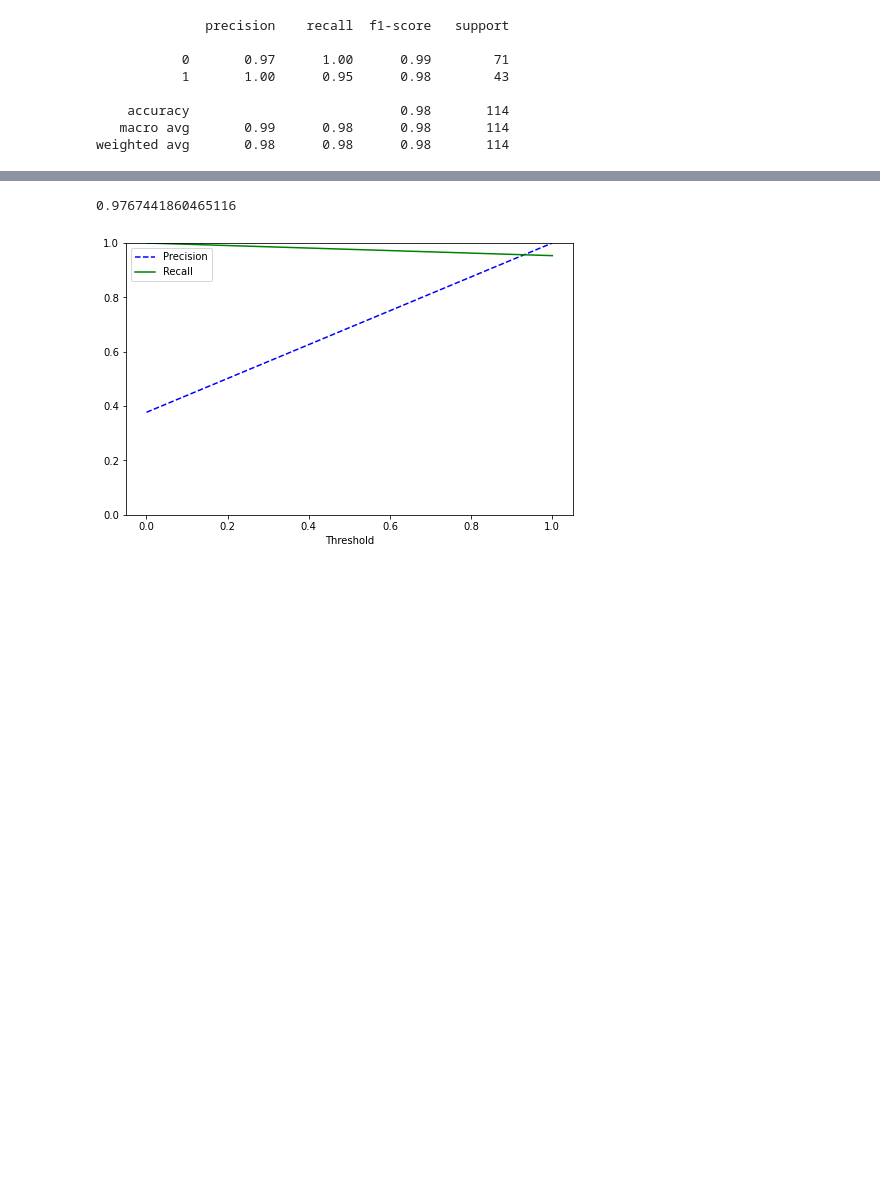
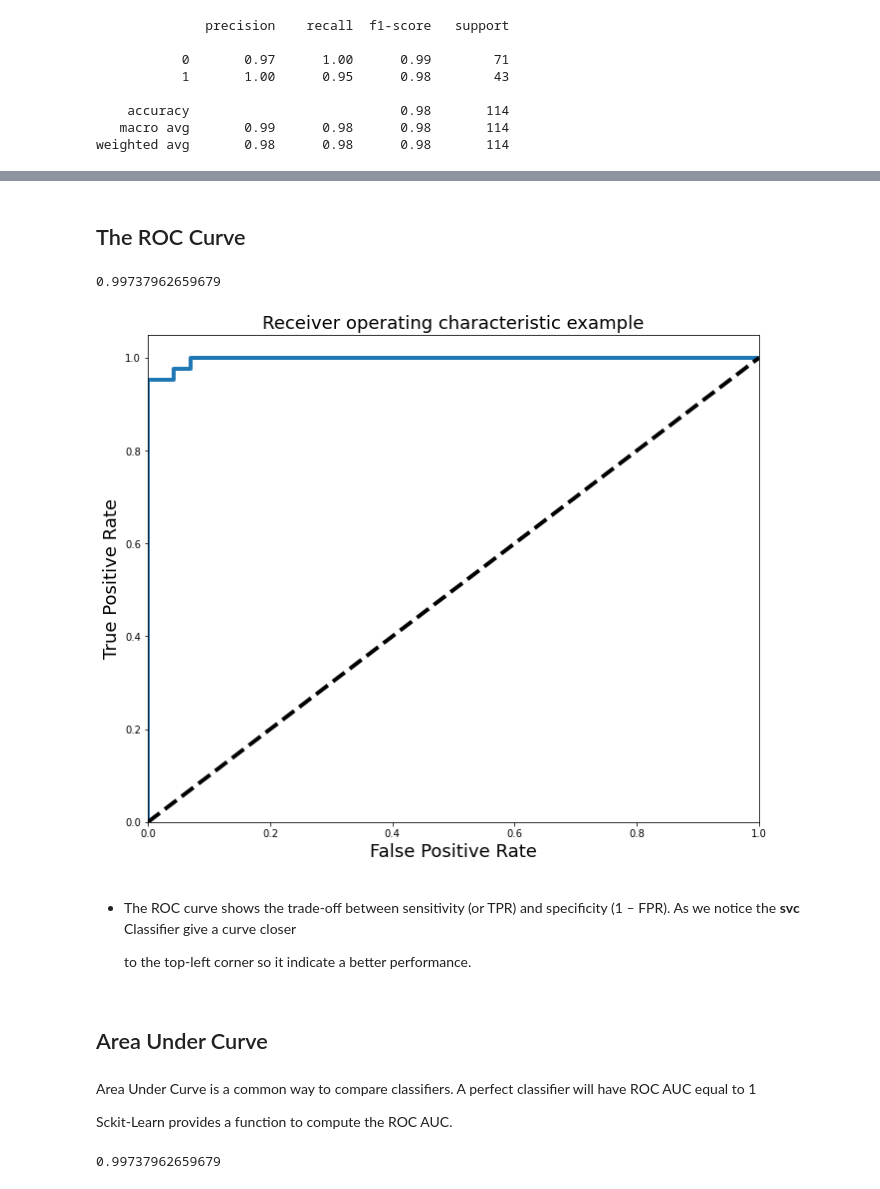
Before and after one commit to LailaMahmoudi/Breast-Cancer-Predictions-With-SVM, a Jupyter notebook: predictions-of-breast-cancer-using-svm.ipynb, the cells around one changed output, grey strips where cells are left out. Saved outputs shown, nothing was run; the diff lists cells and outputs as text; code cells hidden in the pictures; blank space fills up the shorter version.

```diff
--- a/predictions-of-breast-cancer-using-svm.ipynb
+++ b/predictions-of-breast-cancer-using-svm.ipynb
@@ -552,19 +674,38 @@ plt.show();
+# %% [markdown]
+## The ROC Curve
+# %%
+
+#plt.style.use('seaborn-pastel')
+
+y_score = svc.decision_function(X_test)
+
+FPR, TPR, _ = roc_curve(y_test, y_score)
+ROC_AUC = auc(FPR, TPR)
+print (ROC_AUC)
+
+plt.figure(figsize =[11,9])
+plt.plot(FPR, TPR, label= 'ROC curve(area = %0.2f)'%ROC_AUC, linewidth= 4)
+plt.plot([0,1],[0,1], 'k--', linewidth = 4)
+plt.xlim([0.0,1.0])
+plt.ylim([0.0,1.05])
+plt.xlabel('False Positive Rate', fontsize = 18)
+plt.ylabel('True Positive Rate', fontsize = 18)
+plt.title('Receiver operating characteristic example', fontsize= 18)
+plt.show()
+# %% [output]
+0.99737962659679
+[figure, added]
+# %% [markdown]
+- The ROC curve shows the trade-off between sensitivity (or TPR) and specificity (1 – FPR). As we notice the **svc** Classifier give a curve closer
+
+  to the top-left corner so it indicate a better performance.
+# %% [markdown]
+## Area Under Curve
+# %% [markdown]
+Area Under Curve is a common way to compare classifiers. A perfect classifier will have ROC AUC equal to 1
+
+Sckit-Learn provides a function to compute the ROC AUC.
 # %%
-roc_auc_score(y_test, y_pred_svc)
+roc_auc_score(y_test, y_score)
 # %% [output]
-0.9767441860465116
+0.99737962659679
-# %%
-precisions, recalls, thresholds = precision_recall_curve(y_test, y_pred_svc)
-
-def plot_precision_recall_threshold(precisions, recalls, thresholds):
-    plt.plot(thresholds, precisions[:-1], "b--", label = "Precision")
-    plt.plot(thresholds, recalls[:-1], "g-", label ="Recall")
-    plt.xlabel('Threshold')
-    plt.legend(loc='upper left')
-    plt.ylim([0,1])
-
-
-plot_precision_recall_threshold(precisions, recalls, thresholds)
-plt.show()
-# %% [output]
-[figure, removed]
```
Also changed, not shown: parts of 63 cells of this notebook.
